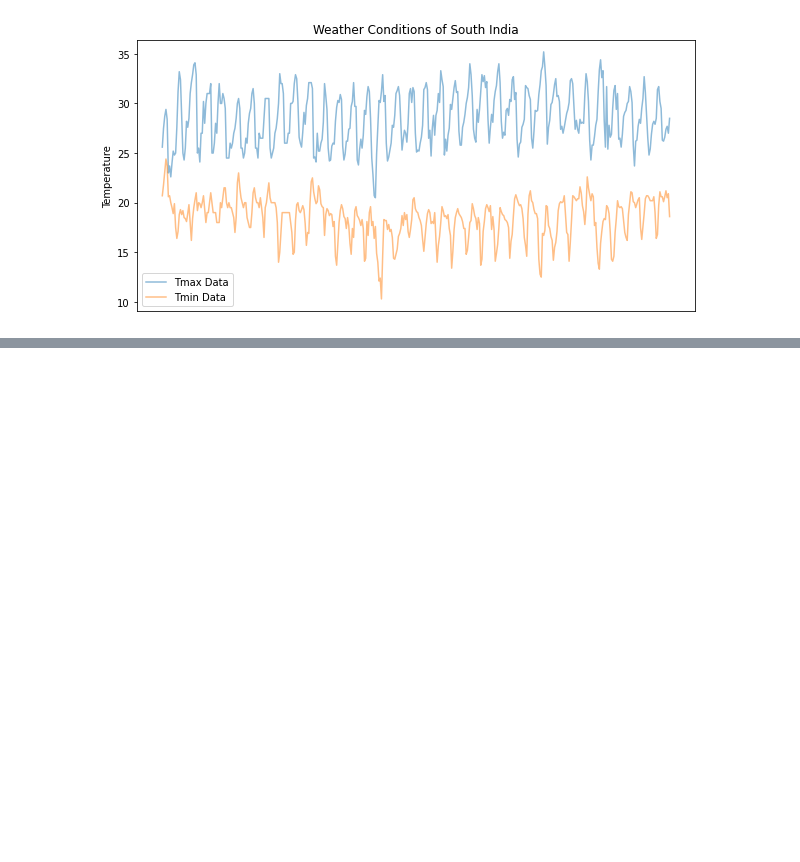
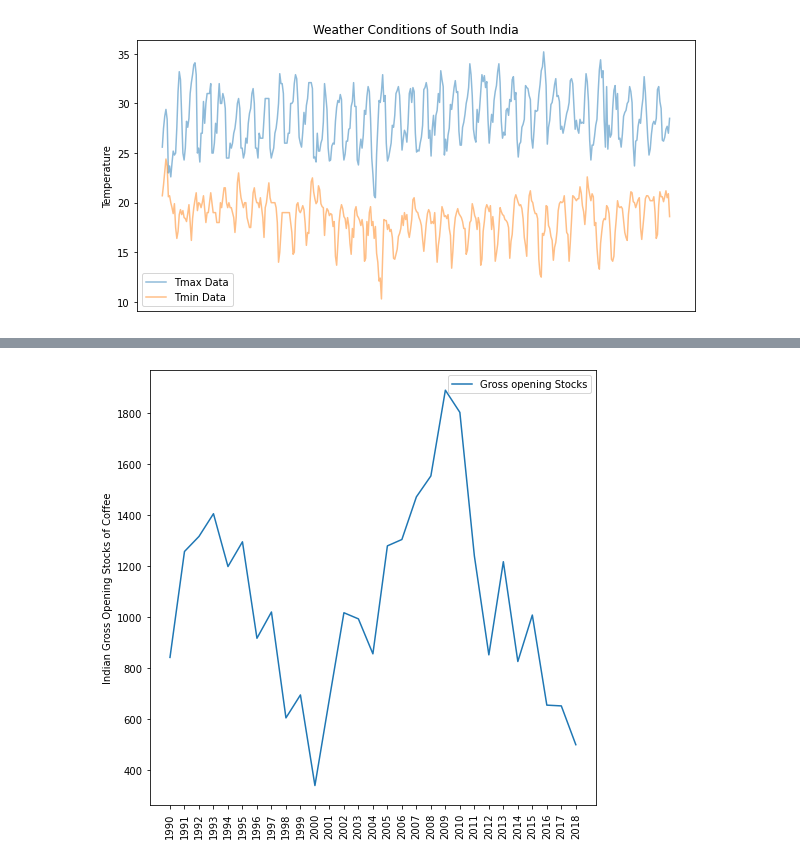
Before and after one commit to bitanb1999/FeyNN, a Jupyter notebook: FeyNN.ipynb, the cells around one changed output, grey strips where cells are left out. Cells and saved outputs as stored; diff of their text form; code cells hidden in the pictures; blank space fills up the shorter version.

```diff
--- a/FeyNN.ipynb
+++ b/FeyNN.ipynb
@@ -354,0 +432,3 @@ plt.savefig("./Kerala")
+# %%
+gross=pd.read_csv("./Global Tea Consumption/gross-opening-stocks.csv")
+gross
@@ -354,0 +454,12 @@ plt.savefig("./Kerala")
+# %%
+data=[]
+for i in gross.columns[1:]:
+    data.append(gross[gross.gross_opening_stocks=='India'][i])
+data=pd.DataFrame(data)
+fig,ax=plt.subplots(figsize=(8,8))
+sns.lineplot(data=data,x=data.index,y=data.columns[0],markers=True,ax=ax,label='Gross opening Stocks')
+plt.xticks(rotation='90')
+plt.ylabel('Indian Gross Opening Stocks of Coffee')
+plt.savefig("./IndianGrossOpening")
+# %% [output]
+[figure, added]
```
Also changed, not shown: parts of 47 cells of this notebook.
